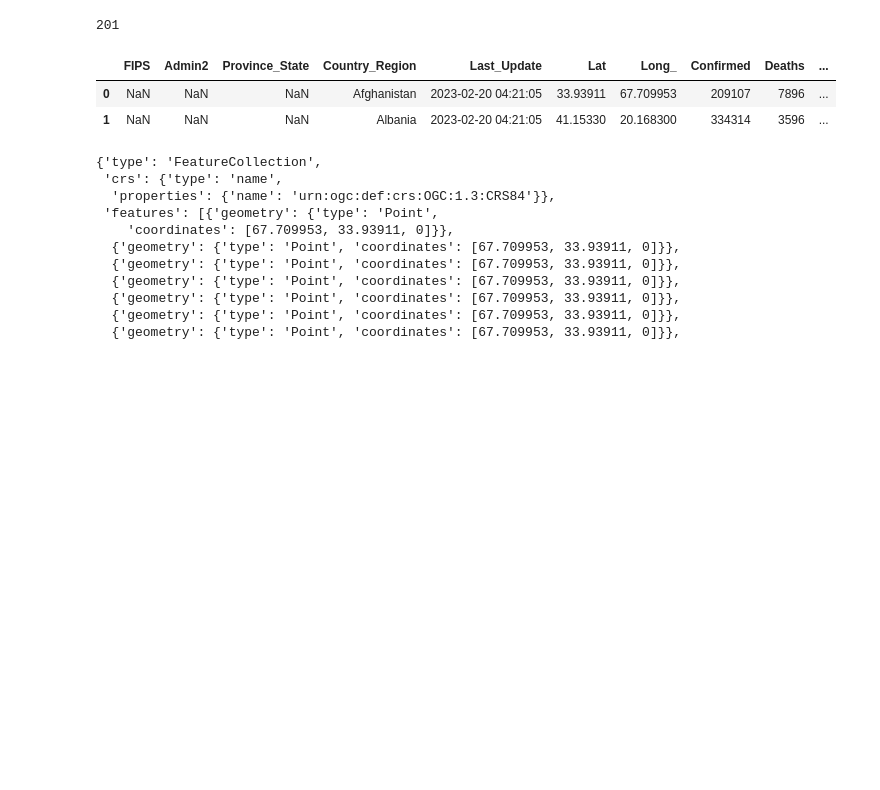
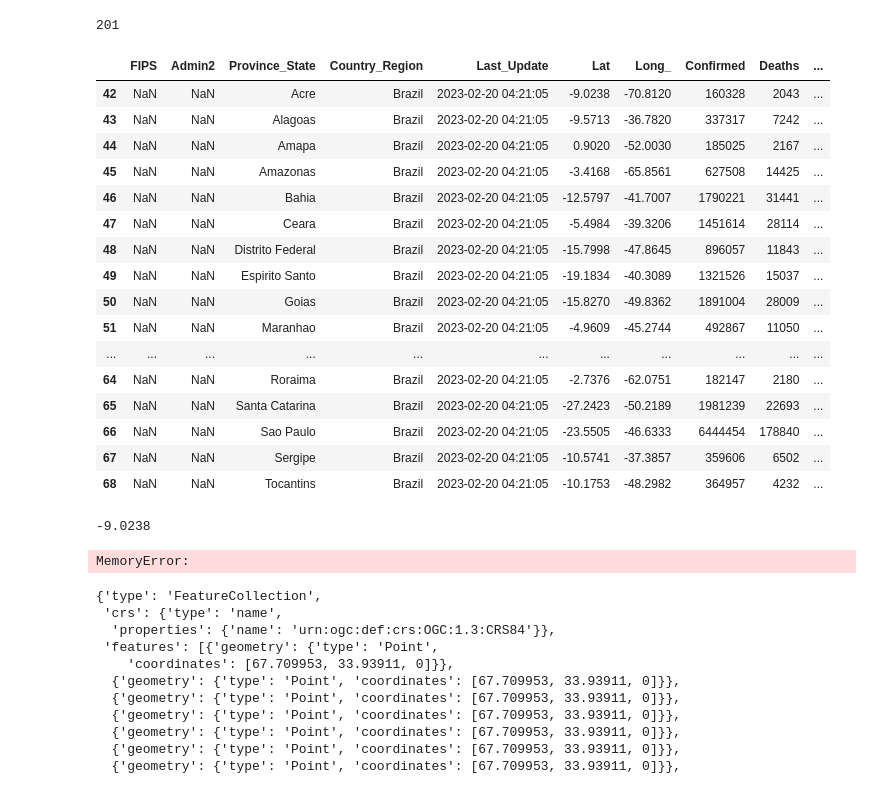
Before and after one commit to shawn0103/covid19-map-visualizer, a Jupyter notebook: JuypterNotebook/GeoJSONCreator.ipynb, the cells around one changed output. Cells and saved outputs as stored; diff of their text form; code cells hidden in the pictures; blank space fills up the shorter version.

```diff
--- a/JuypterNotebook/GeoJSONCreator.ipynb
+++ b/JuypterNotebook/GeoJSONCreator.ipynb
@@ -52,31 +59,58 @@ data.head(10)
-# %%
-data["Country_Region"].nunique()
-# %% [output]
-201
+# %%
+data["Country_Region"].nunique()
+# %% [output]
+201
 # %%
-sampleDf = data.head(2)
+sampleDf = data.loc[data['Country_Region']=='Brazil']
 sampleDf
 # %% [output]
 |  | FIPS | Admin2 | Province_State | Country_Region | Last_Update | Lat | Long_ | Confirmed | Deaths | ... |
-| 0 | NaN | NaN | NaN | Afghanistan | 2023-02-20 04:21:05 | 33.93911 | 67.709953 | 209107 | 7896 | ... |
-| 1 | NaN | NaN | NaN | Albania | 2023-02-20 04:21:05 | 41.15330 | 20.168300 | 334314 | 3596 | ... |
+| 42 | NaN | NaN | Acre | Brazil | 2023-02-20 04:21:05 | -9.0238 | -70.8120 | 160328 | 2043 | ... |
+| 43 | NaN | NaN | Alagoas | Brazil | 2023-02-20 04:21:05 | -9.5713 | -36.7820 | 337317 | 7242 | ... |
+| 44 | NaN | NaN | Amapa | Brazil | 2023-02-20 04:21:05 | 0.9020 | -52.0030 | 185025 | 2167 | ... |
+| 45 | NaN | NaN | Amazonas | Brazil | 2023-02-20 04:21:05 | -3.4168 | -65.8561 | 627508 | 14425 | ... |
+| 46 | NaN | NaN | Bahia | Brazil | 2023-02-20 04:21:05 | -12.5797 | -41.7007 | 1790221 | 31441 | ... |
+| 47 | NaN | NaN | Ceara | Brazil | 2023-02-20 04:21:05 | -5.4984 | -39.3206 | 1451614 | 28114 | ... |
+| 48 | NaN | NaN | Distrito Federal | Brazil | 2023-02-20 04:21:05 | -15.7998 | -47.8645 | 896057 | 11843 | ... |
+| 49 | NaN | NaN | Espirito Santo | Brazil | 2023-02-20 04:21:05 | -19.1834 | -40.3089 | 1321526 | 15037 | ... |
+| 50 | NaN | NaN | Goias | Brazil | 2023-02-20 04:21:05 | -15.8270 | -49.8362 | 1891004 | 28009 | ... |
+| 51 | NaN | NaN | Maranhao | Brazil | 2023-02-20 04:21:05 | -4.9609 | -45.2744 | 492867 | 11050 | ... |
+| ... | ... | ... | ... | ... | ... | ... | ... | ... | ... | ... |
+| 64 | NaN | NaN | Roraima | Brazil | 2023-02-20 04:21:05 | -2.7376 | -62.0751 | 182147 | 2180 | ... |
+| 65 | NaN | NaN | Santa Catarina | Brazil | 2023-02-20 04:21:05 | -27.2423 | -50.2189 | 1981239 | 22693 | ... |
+| 66 | NaN | NaN | Sao Paulo | Brazil | 2023-02-20 04:21:05 | -23.5505 | -46.6333 | 6444454 | 178840 | ... |
+| 67 | NaN | NaN | Sergipe | Brazil | 2023-02-20 04:21:05 | -10.5741 | -37.3857 | 359606 | 6502 | ... |
+| 68 | NaN | NaN | Tocantins | Brazil | 2023-02-20 04:21:05 | -10.1753 | -48.2982 | 364957 | 4232 | ... |
+# %%
+data.iloc[42]['Lat']
+# %% [output]
+-9.0238
 # %%
 for i in range(len(sampleDf)):
-    geoJSONDict = {
-      "type": "FeatureCollection",
-      "crs": {
-        "type": "name",
-        "properties": {
-          "name": "urn:ogc:def:crs:OGC:1.3:CRS84"
+
+    #path = Path(f'../app-mapbox/src/Components/MapComponent/GeoJSON/covid19data{country}.json')
+    #Check if covid19datacountry.json exists, if so, append to existing json
+    if Path.is_file(Path(f'../app-mapbox/src/Components/MapComponent/GeoJSON/covid19data{country}.json')):
+
+        with open(f'../app-mapbox/src/Components/MapComponent/GeoJSON/covid19data{country}.json') as json_file:
+            geoJSONDict = json.load(json_file)
+
+    else:
+        geoJSONDict = {
+          "type": "FeatureCollection",
+          "crs": {
+            "type": "name",
+            "properties": {
+              "name": "urn:ogc:def:crs:OGC:1.3:CRS84"
+            }
+          },
+          "features": []
         }
-      },
-      "features": []
-    }
 
-    long = data.iloc[i]['Long_']
-    lat = data.iloc[i]['Lat']
-    cases = data.iloc[i]['Confirmed']
-    country = data.iloc[i]['Country_Region']
+    long = sampleDf.iloc[i]['Long_']
+    lat = sampleDf.iloc[i]['Lat']
+    cases = sampleDf.iloc[i]['Confirmed']
+    country = sampleDf.iloc[i]['Country_Region']
     while cases > 0:
         newDict = {
           "geometry": {
@@ -90,9 +124,13 @@ for i in range(len(sampleDf)):
         }
         geoJSONDict["features"].append(newDict)
         cases-=1
+
+
     geoJSON = json.dumps(geoJSONDict,indent=4)
     with open(f'../app-mapbox/src/Components/MapComponent/GeoJSON/covid19data{country}.json', "w") as outfile:
         outfile.write(geoJSON)
+# %% [output]
+MemoryError:
 # %%
 # %% [output]
 {'type': 'FeatureCollection',
```
Also changed, not shown: parts of 4 cells of this notebook, 7 other files.
